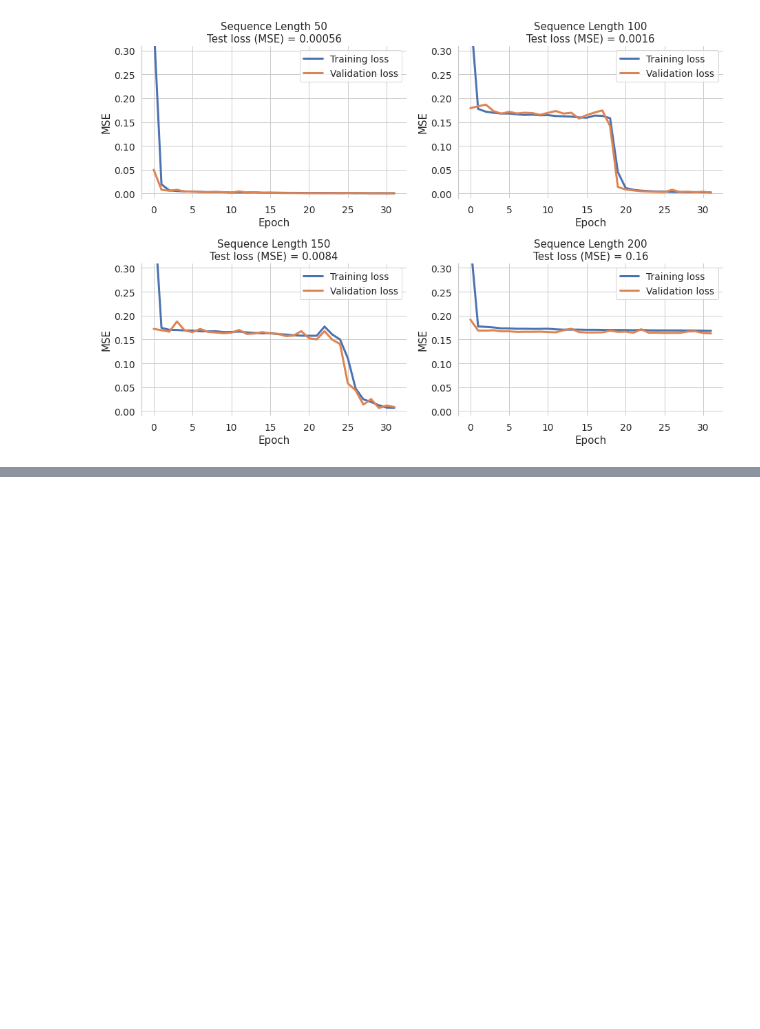
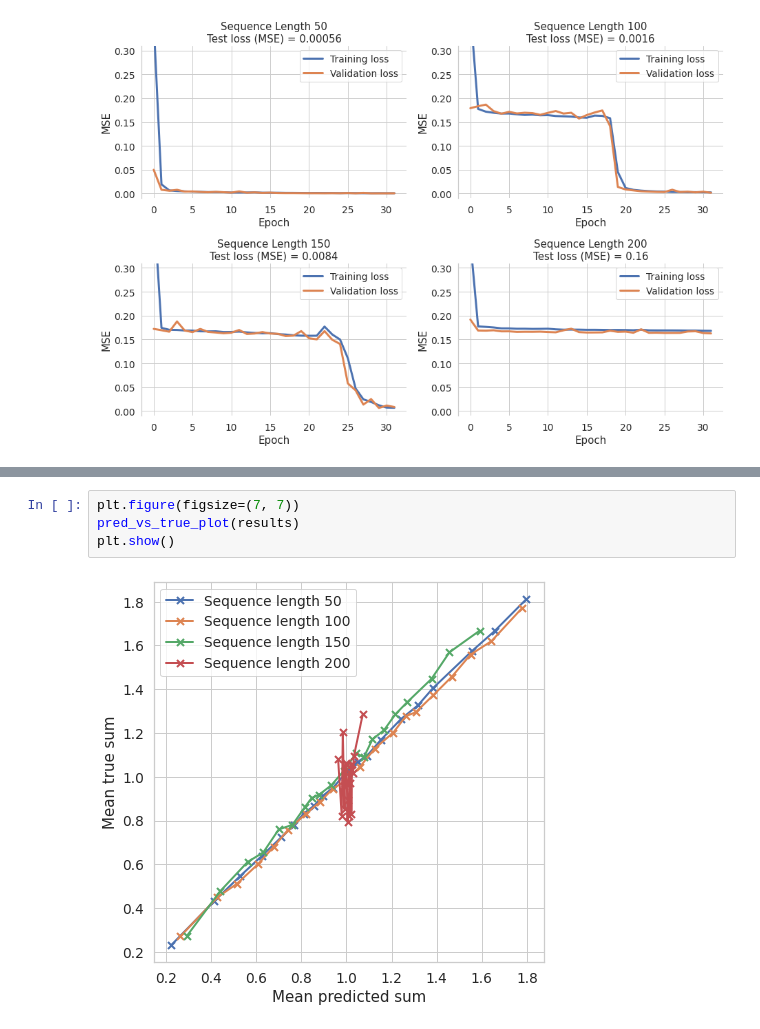
Before and after one commit to kaipoethkow/ml-challenges, a Jupyter notebook: rnn_addition/sequence_addition.ipynb, the cells around one changed output, grey strips where cells are left out. Drawn from its saved outputs; the diff is of its cells as text; blank space fills up the shorter version.

```diff
--- a/rnn_addition/sequence_addition.ipynb
+++ b/rnn_addition/sequence_addition.ipynb
@@ -84,0 +118,6 @@ plt.show()
+# %%
+plt.figure(figsize=(7, 7))
+pred_vs_true_plot(results)
+plt.show()
+# %% [output]
+[figure, added]
```
Also changed, not shown: parts of 10 cells of this notebook, 5 other files.
